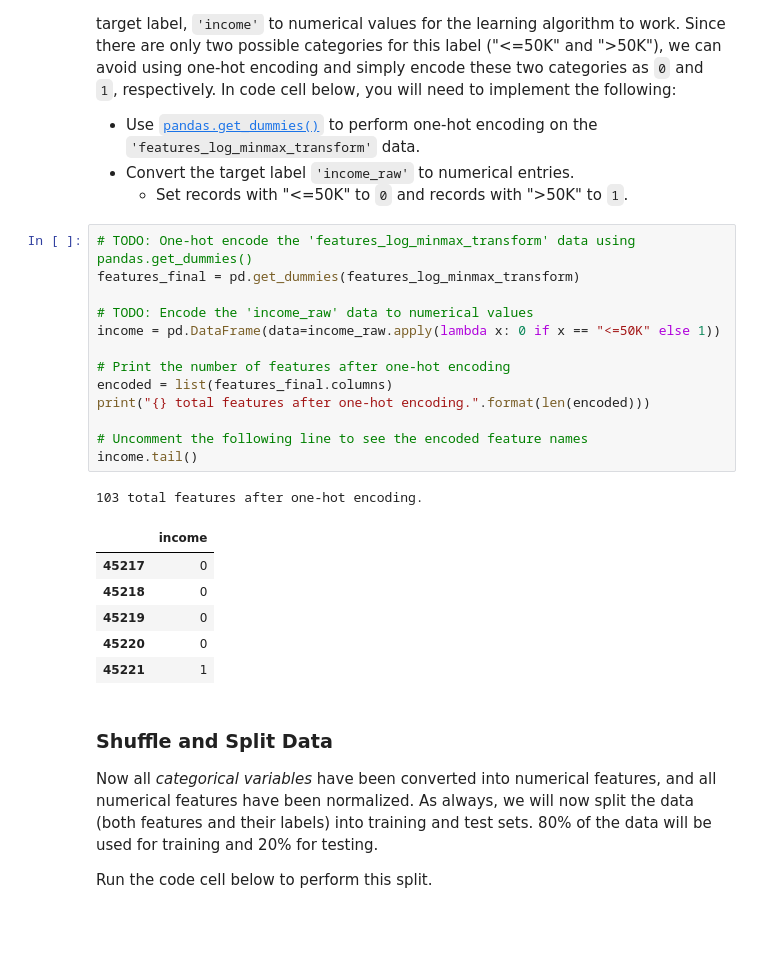
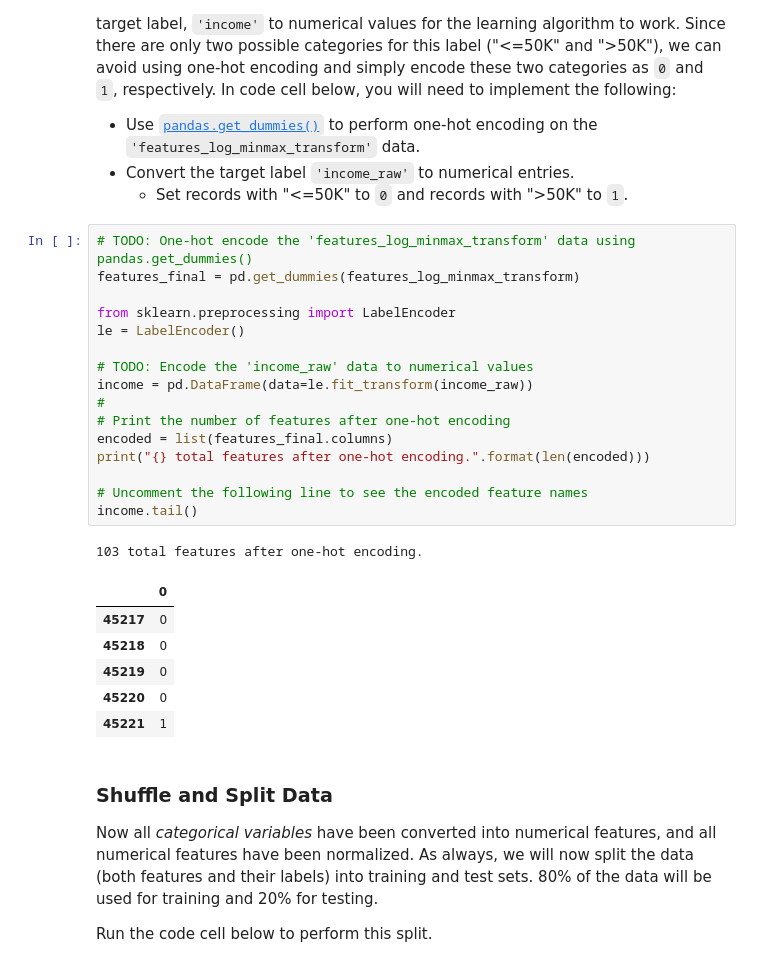
Before and after one commit to MohammadA7/finding_donors, a Jupyter notebook: finding_donors.ipynb, the cells around one changed output. Cells and saved outputs as stored; diff of their text form; blank space fills up the shorter version.

Commit message:
add LabelEncoder instade of manual decoding

```diff
--- a/finding_donors.ipynb
+++ b/finding_donors.ipynb
@@ -178,19 +178,22 @@ Additionally, as with the non-numeric features, we need to convert the non-numer
 # %%
 # TODO: One-hot encode the 'features_log_minmax_transform' data using pandas.get_dummies()
 features_final = pd.get_dummies(features_log_minmax_transform)
 
+from sklearn.preprocessing import LabelEncoder
+le = LabelEncoder()
+
 # TODO: Encode the 'income_raw' data to numerical values
-income = pd.DataFrame(data=income_raw.apply(lambda x: 0 if x == "<=50K" else 1))
-
+income = pd.DataFrame(data=le.fit_transform(income_raw))
+#
 # Print the number of features after one-hot encoding
 encoded = list(features_final.columns)
 print("{} total features after one-hot encoding.".format(len(encoded)))
 
 # Uncomment the following line to see the encoded feature names
 income.tail()
 # %% [output]
 103 total features after one-hot encoding.
-|  | income |
+|  | 0 |
 | 45217 | 0 |
 | 45218 | 0 |
 | 45219 | 0 |
```
Also changed, not shown: 1 other file.
